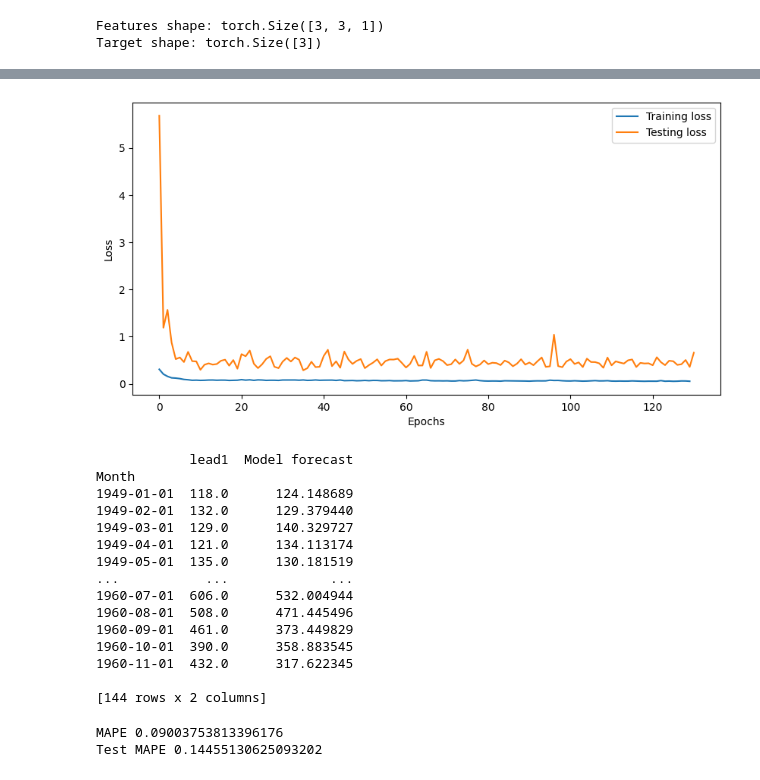
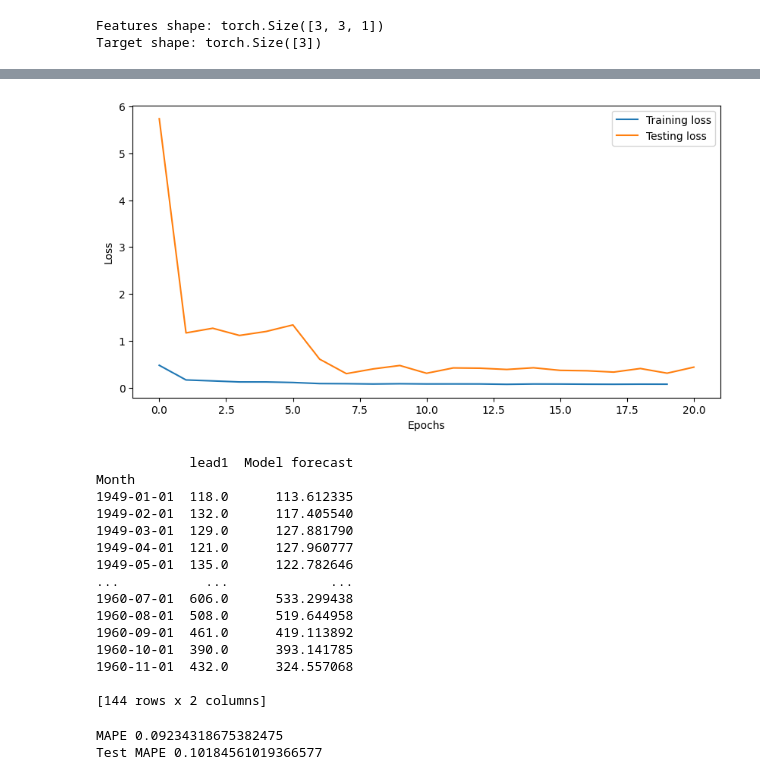
Before and after one commit to keremerciyes/Price-Prediction-With-Machine-Learning, a Jupyter notebook: LSTM Air Passengers.ipynb, the cells around one changed output, grey strips where cells are left out. Drawn from its saved outputs; the diff is of its cells as text; code cells hidden in the pictures.

```diff
--- a/LSTM Air Passengers.ipynb
+++ b/LSTM Air Passengers.ipynb
@@ -12,7 +12,7 @@
 # %%
 import pandas as pd
 
-df = pd.read_csv("data-sets/BTC-USD-2018-2023.csv", index_col="Date", parse_dates=True)
+df = pd.read_csv("data-sets/air_passengers.csv", index_col="Month", parse_dates=True)
 df.rename(columns={'#Passengers': ''}, inplace=True)
 
 # %%
@@ -28,7 +28,7 @@ plot_template = dict(
         "yaxis_title_font_size": 24})
 )
 
-fig = px.line(df, labels=dict(index="Date", value="Passengers"))
+fig = px.line(df, labels=dict(index="Month", value="Passengers"))
 fig.update_layout(
   template=plot_template, legend=dict(orientation='h', y=1.02, title_text="")
 )
@@ -222,10 +222,10 @@ def evaluate_model(learning_rate_log, num_hidden_size, num_layers, weight_decay,
 # Define the hyperparameters range
 hyperparameters_range = {
     'learning_rate_log': (-5, -2),  # we optimize in log scale
-    'num_hidden_size': (1, 64),  # assuming 50 is a sensible upper limit
-    'num_layers': (2, 4),  # range of layers
+    'num_hidden_size': (1, 32),  # assuming 50 is a sensible upper limit
+    'num_layers': (1, 4),  # range of layers
     'weight_decay': (-5, -2),  # weight decay in log scale
-    'batch_size': (1, len(df_train))
+    'batch_size': (1, len(df_train)/5)
 }
 # Initialize the optimizer
 bayesian_optimizer = BayesianOptimization(
@@ -236,7 +236,7 @@ bayesian_optimizer = BayesianOptimization(
 )
 
 # Maximize the evaluation function
-bayesian_optimizer.maximize(init_points=5, n_iter=100)
+bayesian_optimizer.maximize(init_points=5, n_iter=50)
 
 # Print the best parameters
 print(bayesian_optimizer.max)
@@ -245,15 +245,16 @@ best_params = bayesian_optimizer.max['params']
 
 # Re-calculate the learning rate from its logarithm
 best_params['learning_rate_log'] = 10 ** best_params['learning_rate_log']
+best_params['weight_decay'] = 10 ** best_params['weight_decay']
 
 # Ensure hidden_size and num_layers are integers
 best_params['num_hidden_size'] = int(round(best_params['num_hidden_size']))
 best_params['num_layers'] = int(round(best_params['num_layers']))
 
 # Train a new model with the best parameters
-model = ShallowRegressionLSTM(hidden_size=best_params['num_hidden_size'], num_layers=best_params['num_layers'])
+model = ShallowRegressionLSTM(hidden_size=best_params['num_hidden_size'], num_layers=best_params['num_layers'] )
 loss_function = nn.MSELoss()
-optimizer = torch.optim.Adam(model.parameters(), best_params['learning_rate_log'])
+optimizer = torch.optim.Adam(model.parameters(), lr= best_params['learning_rate_log'],weight_decay=best_params['weight_decay'] )
 # %% [output]
 |   iter    |  target   | batch_... | learni... | num_hi... | num_la... | weight... |
 -------------------------------------------------------------------------------------
@@ -283,7 +284,7 @@ test_losses.append(initial_test_loss)
 print()
 
 
-for ix_epoch in range(130):
+for ix_epoch in range(20):
     print(f"Epoch {ix_epoch}\n---------")
     train_loss = train_model(train_loader, model, loss_function, optimizer=optimizer)
     train_losses.append(train_loss)
@@ -364,17 +365,17 @@ Hidden SİZE XD 39
-[figure, old version]
+[figure, new version]
             lead1  Model forecast
 Month
-1949-01-01  118.0      124.148689
-1949-02-01  132.0      129.379440
-1949-03-01  129.0      140.329727
-1949-04-01  121.0      134.113174
-1949-05-01  135.0      130.181519
+1949-01-01  118.0      113.612335
+1949-02-01  132.0      117.405540
+1949-03-01  129.0      127.881790
+1949-04-01  121.0      127.960777
+1949-05-01  135.0      122.782646
 ...           ...             ...
-1960-07-01  606.0      532.004944
-1960-08-01  508.0      471.445496
-1960-09-01  461.0      373.449829
-1960-10-01  390.0      358.883545
-1960-11-01  432.0      317.622345
+1960-07-01  606.0      533.299438
+1960-08-01  508.0      519.644958
+1960-09-01  461.0      419.113892
+1960-10-01  390.0      393.141785
+1960-11-01  432.0      324.557068
 
 [144 rows x 2 columns]
 # %%
@@ -386,5 +387,5 @@ mape_test = mean_absolute_percentage_error(df_out['lead1'].iloc[118:144], df_out
 print("MAPE", mape)
 print("Test MAPE", mape_test)
 # %% [output]
-MAPE 0.09003753813396176
-Test MAPE 0.14455130625093202
+MAPE 0.09234318675382475
+Test MAPE 0.10184561019366577
```
Also changed, not shown: parts of 2 cells of this notebook.
